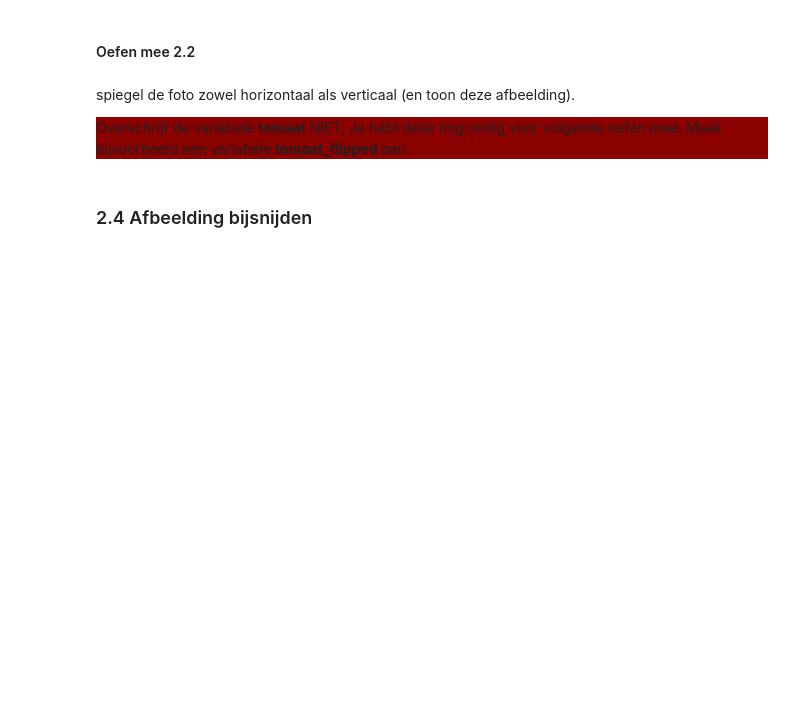
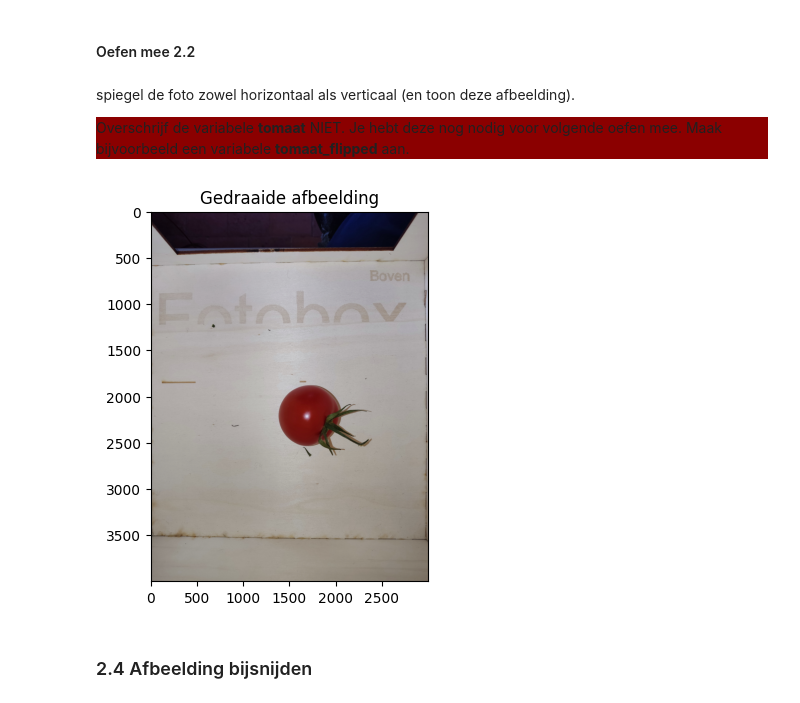
Before and after one commit to semerded/6IICT_PROG4_2023_2024, a Jupyter notebook: hfst_8/objectdetectie/4_YOLOuitbreiden.ipynb, the cells around one changed output. Drawn from its saved outputs; the diff is of its cells as text; code cells hidden in the pictures; blank space fills up the shorter version.

```diff
--- a/hfst_8/objectdetectie/4_YOLOuitbreiden.ipynb
+++ b/hfst_8/objectdetectie/4_YOLOuitbreiden.ipynb
@@ -114,6 +147,10 @@ Overschrijf de variabele <b>tomaat</b> NIET. Je hebt deze nog nodig voor volgend
 </div>
 # %%
 # Spiegel verticaal en horizontaal (zoek zelf op hoe OF denk logisch na).
+tomaat_flipped = cv2.flip(tomaat, -1)
+plt_imshow("Gedraaide afbeelding", tomaat_flipped)
+# %% [output]
+[figure, added]
 # %% [markdown]
 ### 2.4 Afbeelding bijsnijden
 # %% [markdown]
```
Also changed, not shown: parts of 19 cells of this notebook, 14 other files.
